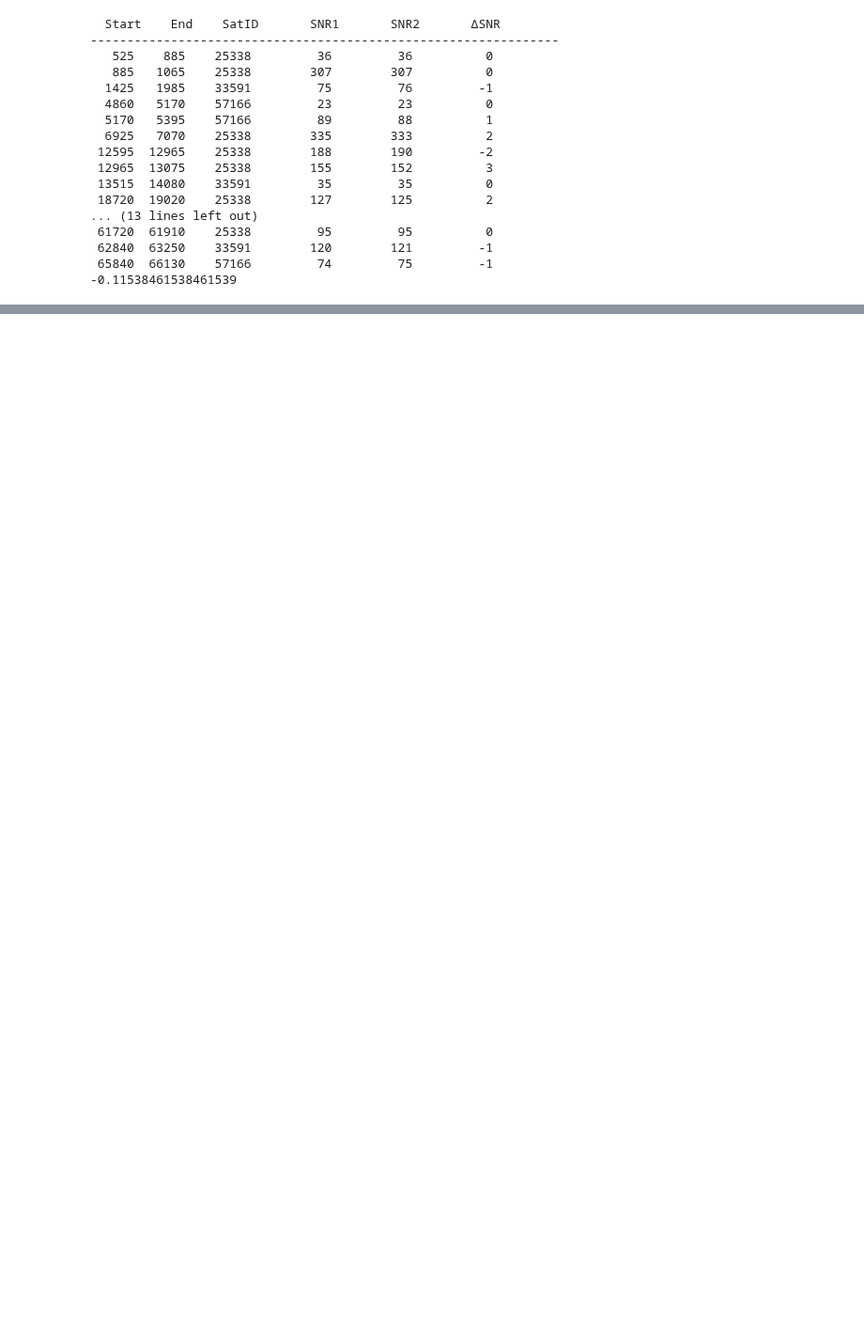
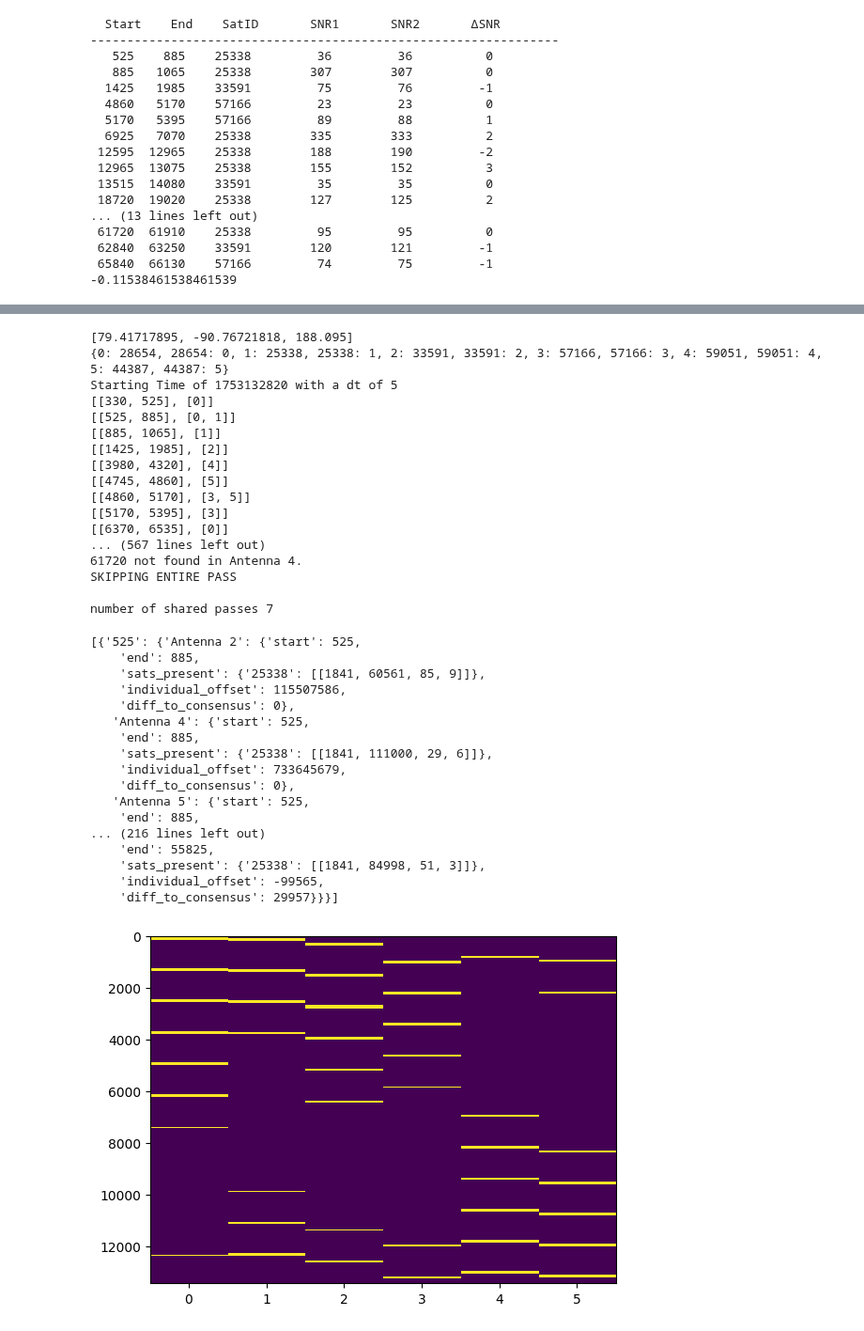
Before and after one commit to ALBATROS-Experiment/albatros_analysis, a Jupyter notebook: scripts/orbcomm/scraping.ipynb, the cells around one changed output, grey strips where cells are left out. Shown at 94% size. Saved outputs shown, nothing was run; the diff lists cells and outputs as text; code cells hidden in the pictures; blank space fills up the shorter version.

```diff
--- a/scripts/orbcomm/scraping.ipynb
+++ b/scripts/orbcomm/scraping.ipynb
@@ -141,3 +237,46 @@ all sat gaps:
 mean seconds with no sat risen 1362
 in minutes: 22
 longest in minutes: 95
+# %%
+config_file = '/home/thomasb/albatros_analysis/scripts/orbcomm/config2_corr.json'
+pulsedata_file = '/scratch/thomasb/pulsedata_1753132820_len_67200_1760916439.json'
+
+config_data = load_json(config_file)
+pulsedata_data = load_json(pulsedata_file)
+get_shared_pulses(config_data, pulsedata_data)
+# %% [output]
+[79.41717895, -90.76721818, 188.095]
+{0: 28654, 28654: 0, 1: 25338, 25338: 1, 2: 33591, 33591: 2, 3: 57166, 57166: 3, 4: 59051, 59051: 4, 5: 44387, 44387: 5}
+Starting Time of 1753132820 with a dt of 5
+[[330, 525], [0]]
+[[525, 885], [0, 1]]
+[[885, 1065], [1]]
+[[1425, 1985], [2]]
+[[3980, 4320], [4]]
+[[4745, 4860], [5]]
+[[4860, 5170], [3, 5]]
+[[5170, 5395], [3]]
+[[6370, 6535], [0]]
+... (567 lines left out)
+61720 not found in Antenna 4.
+SKIPPING ENTIRE PASS
+
+number of shared passes 7
+[{'525': {'Antenna 2': {'start': 525,
+    'end': 885,
+    'sats_present': {'25338': [[1841, 60561, 85, 9]]},
+    'individual_offset': 115507586,
+    'diff_to_consensus': 0},
+   'Antenna 4': {'start': 525,
+    'end': 885,
+    'sats_present': {'25338': [[1841, 111000, 29, 6]]},
+    'individual_offset': 733645679,
+    'diff_to_consensus': 0},
+   'Antenna 5': {'start': 525,
+    'end': 885,
+... (216 lines left out)
+    'end': 55825,
+    'sats_present': {'25338': [[1841, 84998, 51, 3]]},
+    'individual_offset': -99565,
+    'diff_to_consensus': 29957}}}]
+[figure, added]
```
Also changed, not shown: parts of 6 cells of this notebook, 10 other files.
